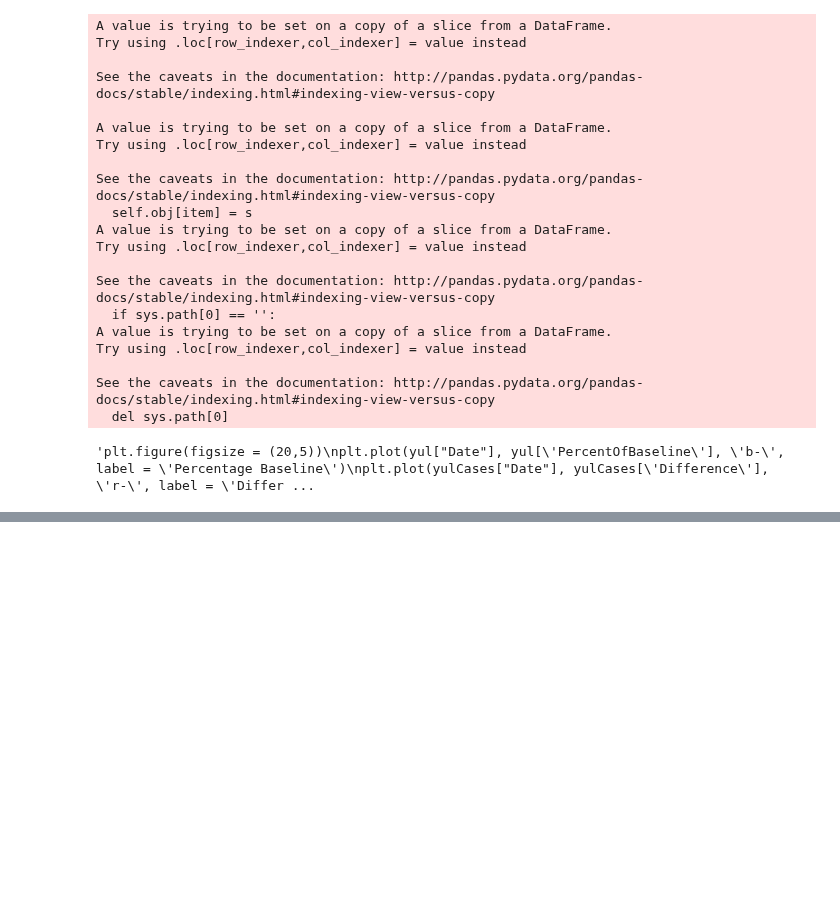
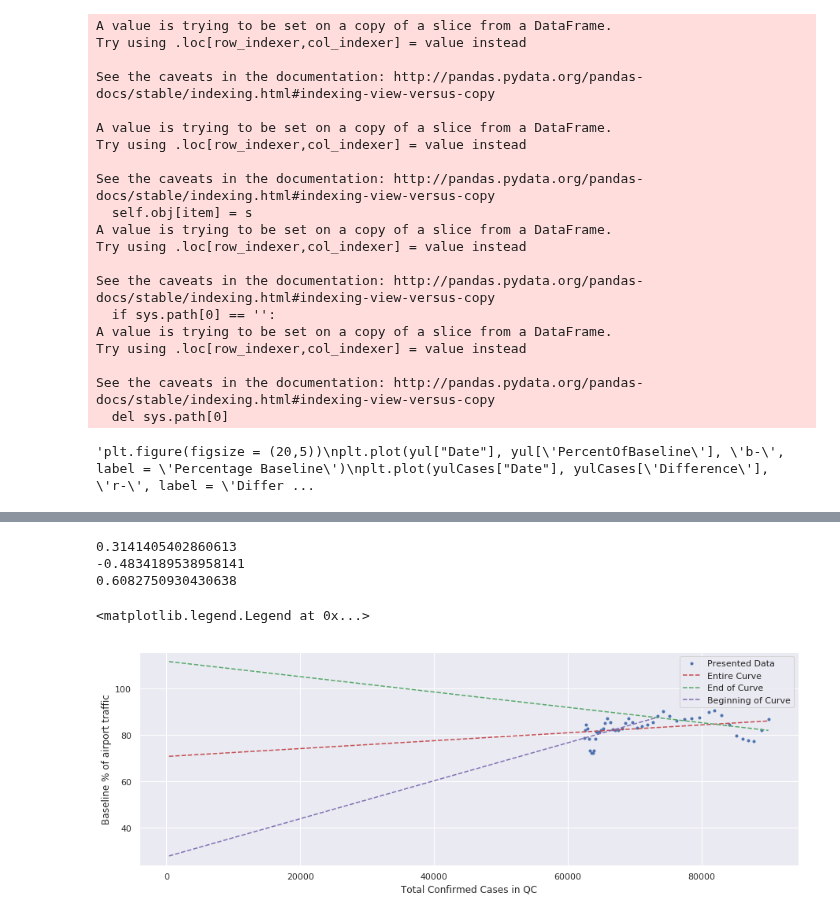
Before and after one commit to clement-ip/covid-airport-travel, a Jupyter notebook: analyzeYUL.ipynb, the cells around one changed output, grey strips where cells are left out. Drawn from its saved outputs; the diff is of its cells as text; code cells hidden in the pictures; blank space fills up the shorter version.

```diff
--- a/analyzeYUL.ipynb
+++ b/analyzeYUL.ipynb
@@ -186,0 +214,49 @@ plt.plot(lin2, reg2.slope*lin2+ reg2.intercept,'g--')
+# %%
+# Wave 2: Sept - Oct (Ongoing)
+sec_wave = joined[joined['Date']<'2020-10-16']
+sec_wave = sec_wave[sec_wave['Date']>'2020-08-30']
+
+plt.figure(figsize = (15,5))
+
+"""plt.plot(sec_wave["Date"], sec_wave['PercentOfBaseline'], 'b.', label = 'Percentage Baseline', alpha=0.7)
+plt.plot(sec_wave["Date"], sec_wave['Baseline_smooth'],'b-',label = 'Smoothed % Baseline')
+plt.plot(sec_wave["Date"], sec_wave["Diff_smooth"], 'r-', label = 'Smoothed New Cases', alpha = 0.5)
+plt.plot(sec_wave["Date"], sec_wave['Difference'], 'r.', label = 'New Cases', alpha = 0.7)
+plt.xlabel("Mid-March to Mid-May: sec Wave")
+plt.legend()
+plt.show() #two things over time"""
+
+plt.plot(sec_wave["Confirmed"],sec_wave["Baseline_smooth"], 'b.', label = 'Presented Data')
+plt.xlabel("Total Confirmed Cases in QC")
+plt.ylabel("Baseline % of airport traffic")
+
+# Entire Curve
+regression = stats.linregress(sec_wave["Confirmed"], sec_wave["Baseline_smooth"])
+print(regression.rvalue)
+# No correlation
+linearX = np.linspace(400, max(sec_wave["Confirmed"]))
+plt.plot(linearX, regression.slope*linearX + regression.intercept,'r--', label = 'Entire Curve')
+
+# Analyze the tail of the 2nd wave:
+reg2 = stats.linregress(sec_wave["Confirmed"].tail(20), sec_wave["Baseline_smooth"].tail(20))
+print(reg2.rvalue)
+# Weak correlation
+lin2 = np.linspace(400, max(sec_wave["Confirmed"].tail(20)))
+plt.plot(lin2, reg2.slope*lin2+ reg2.intercept,'g--', label = 'End of Curve')
+
+# Analyze the climb (1 month):
+reg3 = stats.linregress(sec_wave["Confirmed"].head(30), sec_wave["Baseline_smooth"].head(30))
+print(reg3.rvalue)
+# Weak correlation
+lin3 = np.linspace(400, max(sec_wave["Confirmed"].head(30)))
+plt.plot(lin3, reg3.slope*lin3+ reg3.intercept,'m--', label = 'Beginning of Curve')
+plt.legend()
+
+# This is kind of funky - what happened here?
+# Did people decide not to travel or something?
+# %% [output]
+0.3141405402860613
+-0.4834189538958141
+0.6082750930430638
+<matplotlib.legend.Legend at 0x...>
+[figure, added]
```
Also changed, not shown: parts of 11 cells of this notebook.
